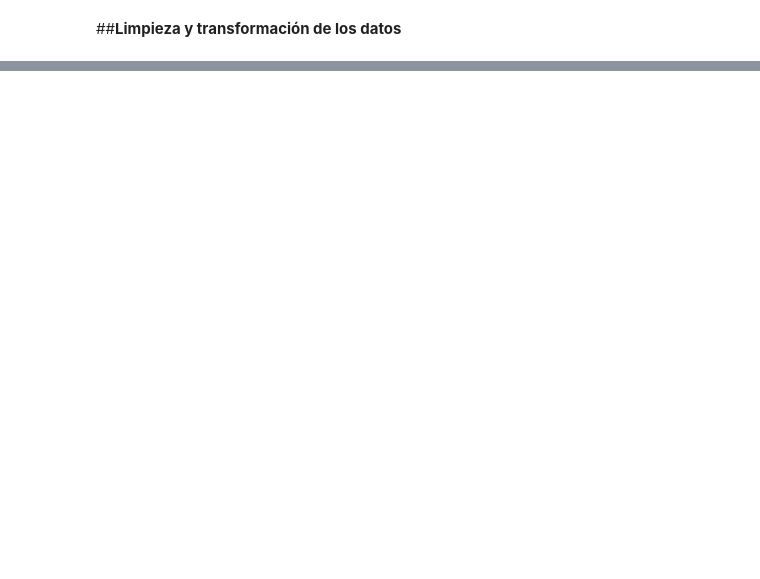
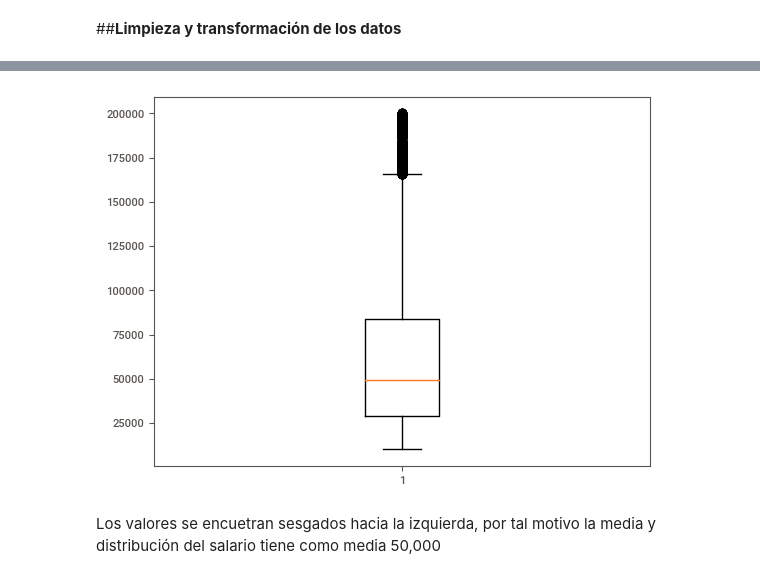
Before and after one commit to veronica1908/LEA2_20232, a Jupyter notebook: RH_Entrega1_ANALITICA3_librerías_y_limpieza.ipynb, the cells around one changed output, grey strips where cells are left out. Saved outputs shown, nothing was run; the diff lists cells and outputs as text; code cells hidden in the pictures; blank space fills up the shorter version.

Commit message:
desarrollado la limpieza de los datos y la primera exploración de los mismos con su respectivo análisis

```diff
--- a/RH_Entrega1_ANALITICA3_librerías_y_limpieza.ipynb
+++ b/RH_Entrega1_ANALITICA3_librerías_y_limpieza.ipynb
@@ -50,0 +40,6 @@ DatabaseError: Execution failed on sql 'SELECT * FROM datos': no such table: dat
+# %%
+# Cargar el contenido del archivo CSV-SQL en un DataFrame de Pandas
+dfdata = pd.read_csv("https://github.com/veronica1908/RH_Entrega1/raw/c510a11999febb3074b9eb5f7b1dc19a36435978/dftotal_Preprocesado.csv")
+
+# Visualizar las primeras filas del DataFrame
+dfdata.head()
@@ -52,0 +148,9 @@ DatabaseError: Execution failed on sql 'SELECT * FROM datos': no such table: dat
+# %%
+# Eliminar los datos nulos de la columnas identificadas con datos nulos en bajo porcentaje.
+dfdata = dfdata.dropna(subset=['NumCompaniesWorked','TotalWorkingYears','EnvironmentSatisfaction', 'JobSatisfaction', 'WorkLifeBalance'])
+# %%
+# Reemplazar los valores nulos en las columnas Attrition,  retirementDate , retirementType, resignationReason, por la cadena "NA" (no aplica), ya que son columnas que solo aplican cuando hay retiros.
+columnas_a_reemplazar = ['Attrition', 'retirementDate', 'retirementType', 'resignationReason']
+
+# Reemplazar los valores nulos en las columnas especificadas por la cadena "NA"
+dfdata[columnas_a_reemplazar] = dfdata[columnas_a_reemplazar].fillna('NA')
@@ -52,0 +231,7 @@ DatabaseError: Execution failed on sql 'SELECT * FROM datos': no such table: dat
+# %%
+plt.boxplot(dfdata['MonthlyIncome'])
+plt.show()
+# %% [output]
+[figure, added]
+# %% [markdown]
+Los valores se encuetran sesgados hacia la izquierda, por tal motivo la media y distribución del salario tiene como media 50,000
```
Also changed, not shown: parts of 19 cells of this notebook.
